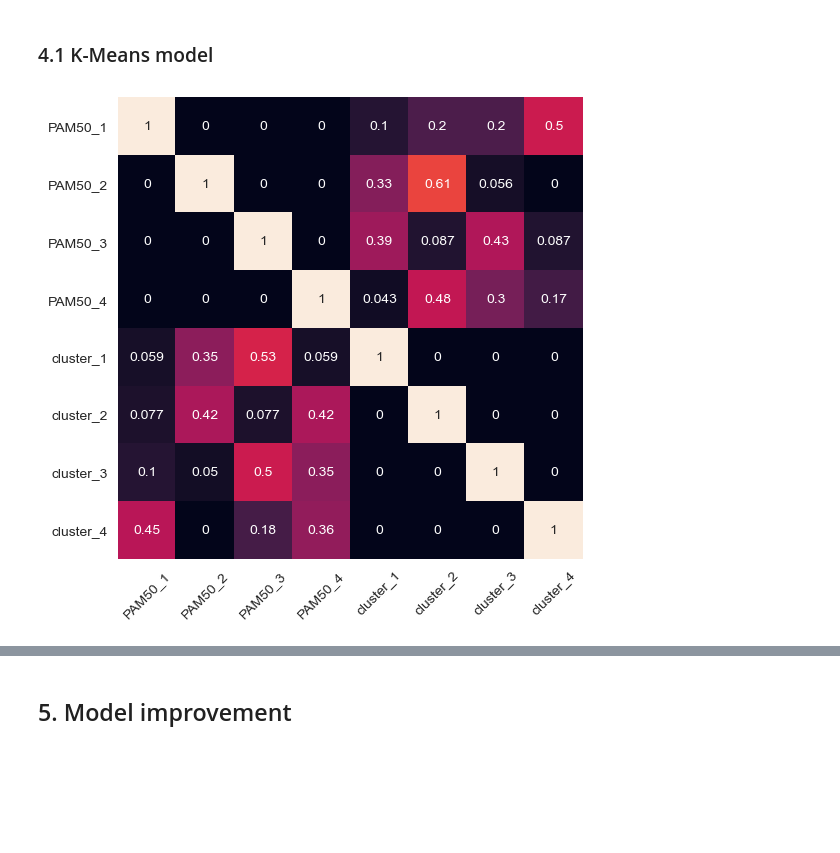
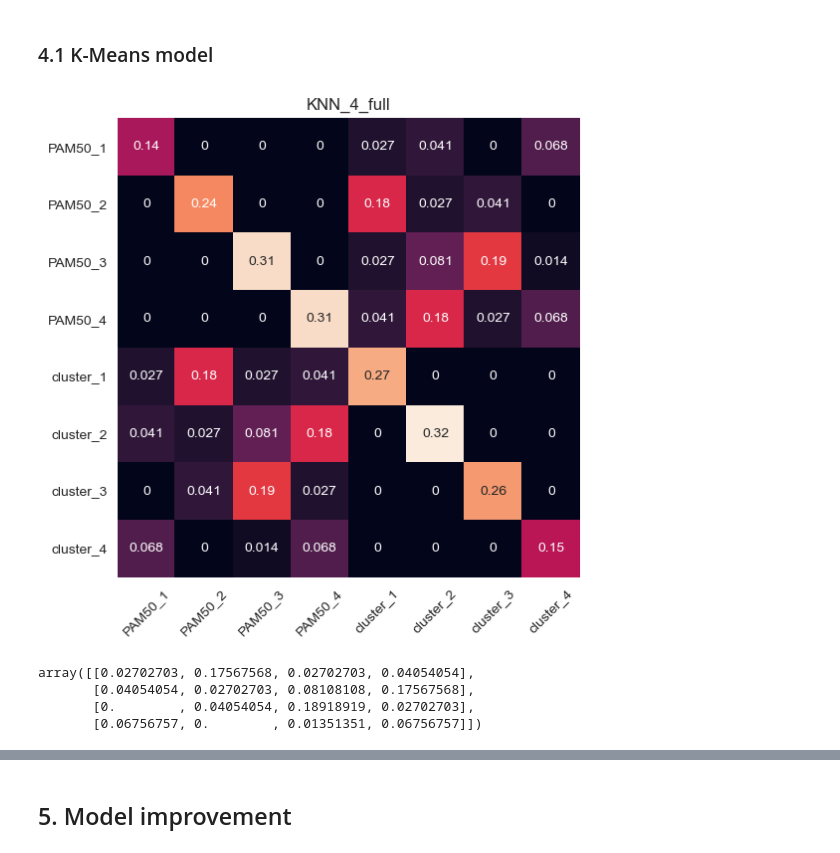
Before and after one commit to Pietro-Gavazzi/linma2472-project, a Jupyter notebook: final-project/siqi.ipynb, the cells around one changed output, grey strips where cells are left out. Drawn from its saved outputs; the diff is of its cells as text; code cells hidden in the pictures; blank space fills up the shorter version.

```diff
--- a/final-project/siqi.ipynb
+++ b/final-project/siqi.ipynb
@@ -230,14 +220,14 @@ X_scaled.head()
 # %% [markdown]
 ### 4.1 K-Means model
 # %%
-kmeans = KMeans(n_clusters=4, algorithm='full').fit(X)
+kmeans = KMeans(n_clusters=4, algorithm='full').fit(X_scaled)
 pred = kmeans.labels_
 # %%
-def eval_matrix(y_true, y_pred, name):
+def confusion_matrix(y_true, y_pred, name):
     pred = pd.DataFrame(pd.get_dummies(y_pred))
     pred.columns = ['cluster_' + str(x) for x in range(1, 5)]
     pred = pred.set_index(y_true.index)
-    merged = pd.concat([y_true, pred], axis=1)
+    merged = y_true.merge(pred, right_index=True, left_index=True)
 
     matrix = np.zeros((len(merged.T), len(merged.T)))
 
@@ -249,8 +239,11 @@ def eval_matrix(y_true, y_pred, name):
             indj+=1
         indi+=1
 
-    for i in range(len(matrix)):
-        matrix[i] /= matrix[i][i]
+    # for i in range(len(matrix)):
+    #     matrix[i] /= matrix[i][i]
+
+    # diag = np.diag(matrix)
+    matrix /= merged.shape[0]
 
     file_name = './Figures/' + name + '.pdf'
 
@@ -258,11 +251,12 @@ def eval_matrix(y_true, y_pred, name):
     ax = sb.heatmap(matrix, annot=True, cbar=False)
     ax.set_xticklabels(merged.columns, rotation=45)
     ax.set_yticklabels(merged.columns, rotation=0)
+    plt.title(name)
     plt.savefig(file_name)
     plt.show()
 
     return matrix
 # %%
-matrix = eval_matrix(Y, pred, name='KNN_4_full')
+matrix = confusion_matrix(Y, pred, name='KNN_4_full')
 # %% [output]
-[figure, old version]
+[figure, new version]
@@ -268,0 +272,7 @@ matrix = eval_matrix(Y, pred, name='KNN_4_full')
+# %%
+cm
+# %% [output]
+array([[0.02702703, 0.17567568, 0.02702703, 0.04054054],
+       [0.04054054, 0.02702703, 0.08108108, 0.17567568],
+       [0.        , 0.04054054, 0.18918919, 0.02702703],
+       [0.06756757, 0.        , 0.01351351, 0.06756757]])
```
Also changed, not shown: parts of 6 cells of this notebook, 23 other files.
